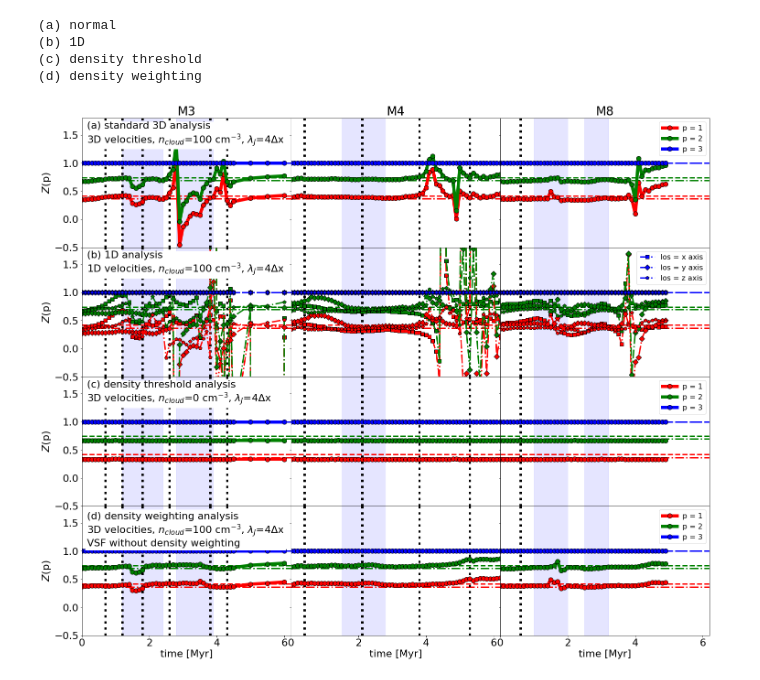
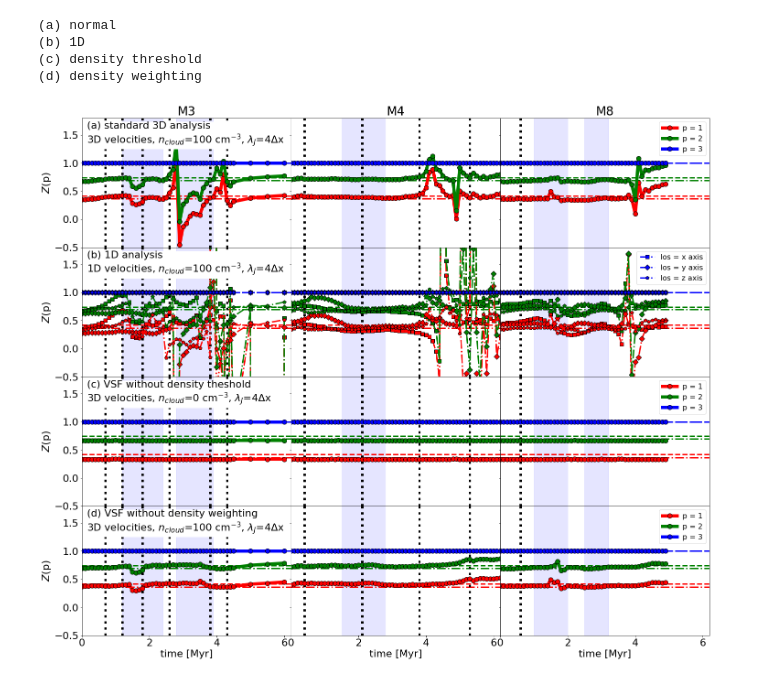
Before and after one commit to ba29534/chira2018, a Jupyter notebook: pics/plotz_without_jeans.ipynb, the cells around one changed output. Drawn from its saved outputs; the diff is of its cells as text; code cells hidden in the pictures.

```diff
--- a/pics/plotz_without_jeans.ipynb
+++ b/pics/plotz_without_jeans.ipynb
@@ -200,7 +200,7 @@ for icloud in range(len(fcloud)):
         ax[2,icloud].plot(time,zetap,ms=ms,lw=lw,color=color[p-1],marker='o',ls='-',markeredgecolor='black',label=('p = %i' % p))
 
     if(icloud == 0):
-        txtstr = "(c) density threshold analysis\n3D velocities, $n_{cloud}$=0 cm$^{-3}$, $\lambda_{J}$=4$\Delta$x"
+        txtstr = "(c) VSF without density theshold\n3D velocities, $n_{cloud}$=0 cm$^{-3}$, $\lambda_{J}$=4$\Delta$x"
         ax[2,icloud].text(0.15,1.7,txtstr,alpha=1.0,backgroundcolor="white",verticalalignment='top')
     if(icloud == 2): ax[2,icloud].legend(loc=0,fontsize=16)
 
@@ -236,32 +236,32 @@ for icloud in range(len(fcloud)):
             ax[3,icloud].fill_between(np.array([mabM8[j],maeM8[j]]),np.zeros(2)+ylimzeta[0],np.zeros(2)+ylimzeta[1],color='blue',alpha=0.1)
 
 
     ifile = glob((dvsf+'zeta_fitted_%s.out' % cloud))[0]
     time,zeta1,zeta2,zeta3 = np.array([]),np.array([]),np.array([]),np.array([])
     time,zeta1,zeta2,zeta3 = np.loadtxt(ifile,skiprows=1,usecols=(0,1,2,3),unpack=True)
 
     for p in range(1,4):
         if(p==1): zetap = zeta1
         if(p==2): zetap = zeta2
         if(p==3): zetap = zeta3
         zetap = zetap/zeta3
         ax[3,icloud].plot(time,zetap,ms=ms,lw=lw,color=color[p-1],marker='o',ls='-',markeredgecolor='black',label=('p = %i' % p))
 
     ax[3,icloud].set_xlabel('time [Myr]')
     if(icloud == 0):
-        txtstr = "(d) density weighting analysis\n3D velocities, $n_{cloud}$=100 cm$^{-3}$, $\lambda_{J}$=4$\Delta$x\nVSF without density weighting"
+        txtstr = "(d) VSF without density weighting\n3D velocities, $n_{cloud}$=100 cm$^{-3}$, $\lambda_{J}$=4$\Delta$x"
         ax[3,icloud].text(0.15,1.7,txtstr,alpha=1.0,backgroundcolor="white",verticalalignment='top')
     if(icloud == 2): ax[3,icloud].legend(loc=0,fontsize=16)
 
 
 
 fig.tight_layout(pad=2)
 fig.subplots_adjust(wspace=0)
 fig.subplots_adjust(hspace=0)
 fig.savefig('z_all_nojeans.pdf')
 # %% [output]
 (a) normal
 (b) 1D
 (c) density threshold
 (d) density weighting
-[figure, old version]
+[figure, new version]
```
Also changed, not shown: 28 other files.
